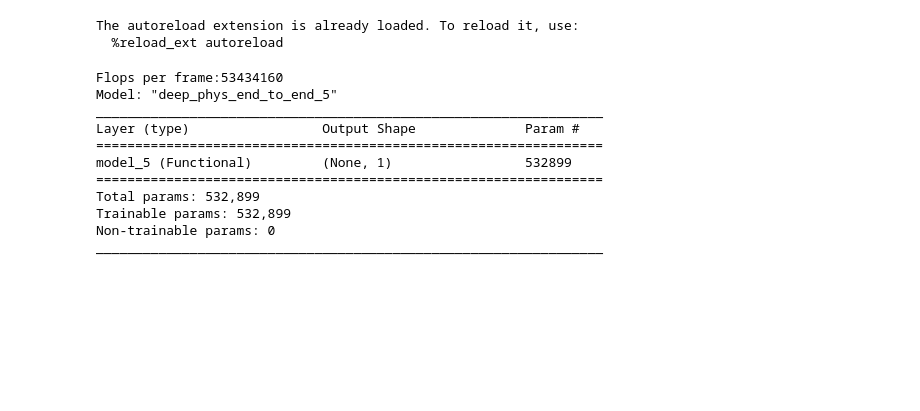
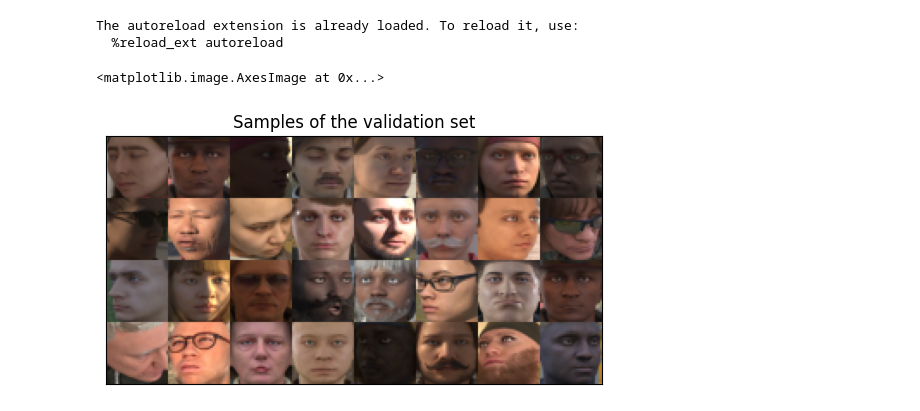
Before and after one commit to Snopylz/PhysBench_lz, a Jupyter notebook: benchmark_SCAMPS/DeepPhys.ipynb, the cells around one changed output. Cells and saved outputs as stored; diff of their text form; code cells hidden in the pictures; blank space fills up the shorter version.

```diff
--- a/benchmark_SCAMPS/DeepPhys.ipynb
+++ b/benchmark_SCAMPS/DeepPhys.ipynb
@@ -14,8 +14,11 @@ valid_tape = "Z:/rppg/scamps_datatape_32x36x36_valid.h5"
 
 train =  load_datatape(train_tape, use_normalized_bvp=True)
 valid = load_datatape(valid_tape, use_normalized_bvp=False)
+steps = len(train)
 
-def to_tf_deep_phys(datatape, dtype=tf.float16):
+bs = 32
+
+def to_tf_deep_phys(datatape, dtype=tf.float32):
     def _():
         for i, j in datatape:
             j = tf.concat([j[1:]-j[:-1], [0]], axis=0)
@@ -23,23 +26,19 @@ def to_tf_deep_phys(datatape, dtype=tf.float16):
             yield i, j
     return tf.data.Dataset.from_generator(lambda :_(), output_types=(dtype, dtype), output_shapes=(datatape.shape, datatape.shape[:1]))
 
-#train, valid = to_tf_deep_phys(train).cache(f'{tmp}/deepphys'), to_tf_deep_phys(valid).cache(f'{tmp}/deepphys')
-train, valid = to_tf_deep_phys(train), to_tf_deep_phys(valid)
+train, valid = to_tf_deep_phys(train).shuffle(999999).unbatch().batch(32*bs).cache(), to_tf_deep_phys(valid).shuffle(999999).unbatch().batch(32*bs).cache()
+#train, valid = to_tf_deep_phys(train).unbatch().batch(32*bs).cache(), to_tf_deep_phys(valid).cache()
-# %%
-deepphys = DeepPhys_end_to_end()
-deepphys.compile(optimizer=keras.optimizers.SGD(learning_rate=0.001), loss='mse')
-deepphys.build(input_shape=(None, 36, 36, 3))
-print(f'Flops per frame:{get_flops(deepphys, input_sig=[tf.TensorSpec([32, 36, 36, 3])])/32:.0f}')
-deepphys.summary()
-# %% [output]
-Flops per frame:53434160
-Model: "deep_phys_end_to_end_5"
-_________________________________________________________________
-Layer (type)                 Output Shape              Param #
-=================================================================
-model_5 (Functional)         (None, 1)                 532899
-=================================================================
-Total params: 532,899
-Trainable params: 532,899
-Non-trainable params: 0
-_________________________________________________________________
+# %%
+for img, _ in valid:
+    break
+_ = []
+for i in range(32):
+    _.append(img[i*32].numpy().astype(float))
+_ = np.stack(_).reshape(4, 8, 36, 36, 3).transpose(0, 2, 1, 3, 4).reshape(36*4, 36*8, 3)
+plt.xticks([])
+plt.yticks([])
+plt.title('Samples of the validation set')
+plt.imshow(_)
+# %% [output]
+<matplotlib.image.AxesImage at 0x...>
+[figure, added]
```
Also changed, not shown: parts of 5 cells of this notebook.
